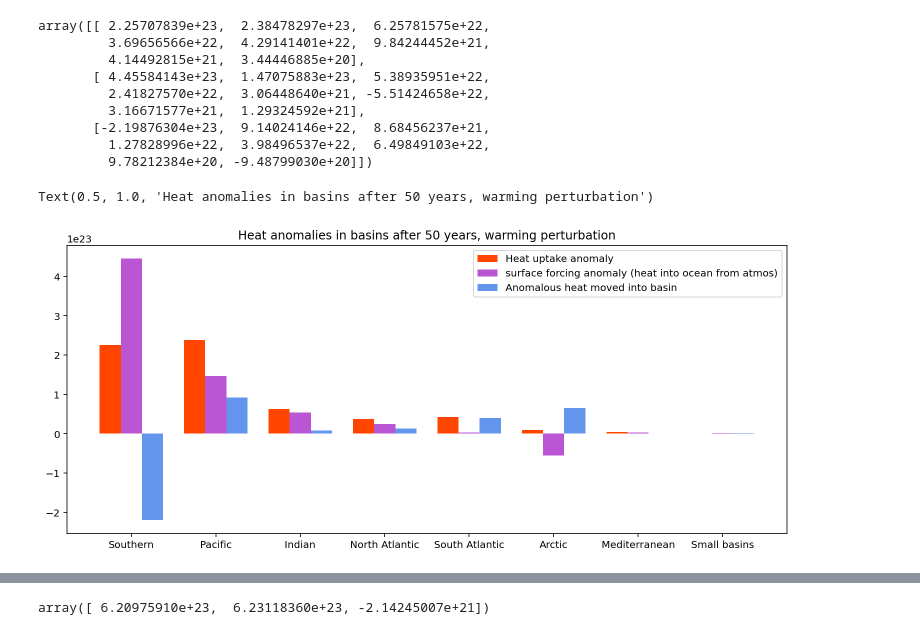
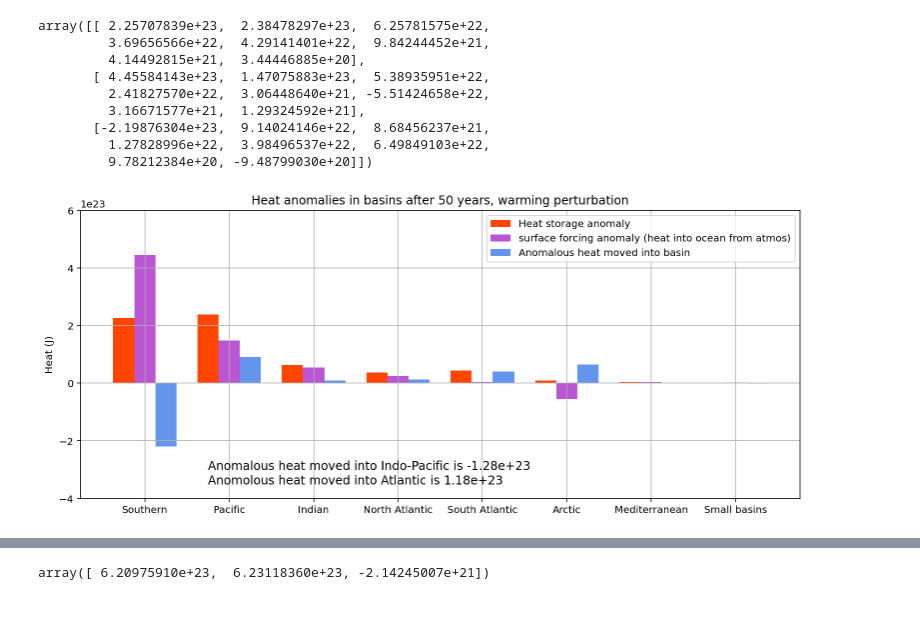
Before and after one commit to claireyung/unsw_clex_project_files, a Jupyter notebook: basin_heat_uptake.ipynb, the cells around one changed output, grey strips where cells are left out. Drawn from its saved outputs; the diff is of its cells as text; code cells hidden in the pictures.

```diff
--- a/basin_heat_uptake.ipynb
+++ b/basin_heat_uptake.ipynb
@@ -342,16 +342,25 @@ array([[ 2.25707839e+23,  2.38478297e+23,  6.25781575e+22,
        [-2.19876304e+23,  9.14024146e+22,  8.68456237e+21,
          1.27828996e+22,  3.98496537e+22,  6.49849103e+22,
          9.78212384e+20, -9.48799030e+20]])
+# %%
+indopacificsum = np.sum(data[2][0:2])
+# %%
+atlanticsum = np.sum(data[2][3:])
 # %%
 X = np.arange(8)
 fig = plt.figure(figsize = (10,4))
 ax = fig.add_axes([0,0,1,1])
 ax.bar(X + 0.00, data[0], color = 'orangered', width = 0.25)
 ax.bar(X + 0.25, data[1], color = 'mediumorchid', width = 0.25)
 ax.bar(X + 0.50, data[2], color = 'cornflowerblue', width = 0.25)
-ax.legend(labels=['Heat uptake anomaly', 'surface forcing anomaly (heat into ocean from atmos)','Anomalous heat moved into basin'])
+ax.legend(labels=['Heat storage anomaly', 'surface forcing anomaly (heat into ocean from atmos)','Anomalous heat moved into basin'])
 plt.xticks(X+0.25, ('Southern', 'Pacific', 'Indian', 'North Atlantic', 'South Atlantic','Arctic','Mediterranean', 'Small basins'))
 plt.title('Heat anomalies in basins after 50 years, warming perturbation')
+plt.text(1,-3e23,'Anomalous heat moved into Indo-Pacific is %s' % float('%.3g' % indopacificsum), fontsize = 12)
+plt.text(1,-3.5e23,'Anomolous heat moved into Atlantic is %s' % float('%.3g' % atlanticsum), fontsize = 12)
+plt.ylabel('Heat (J)')
+plt.grid()
+plt.ylim(-4e23,6e23)
+plt.savefig('figures/warmbasin', bbox_inches='tight')
 # %% [output]
-Text(0.5, 1.0, 'Heat anomalies in basins after 50 years, warming perturbation')
-[figure, old version]
+[figure, new version]
```
Also changed, not shown: parts of 21 cells of this notebook, 24 other files.
